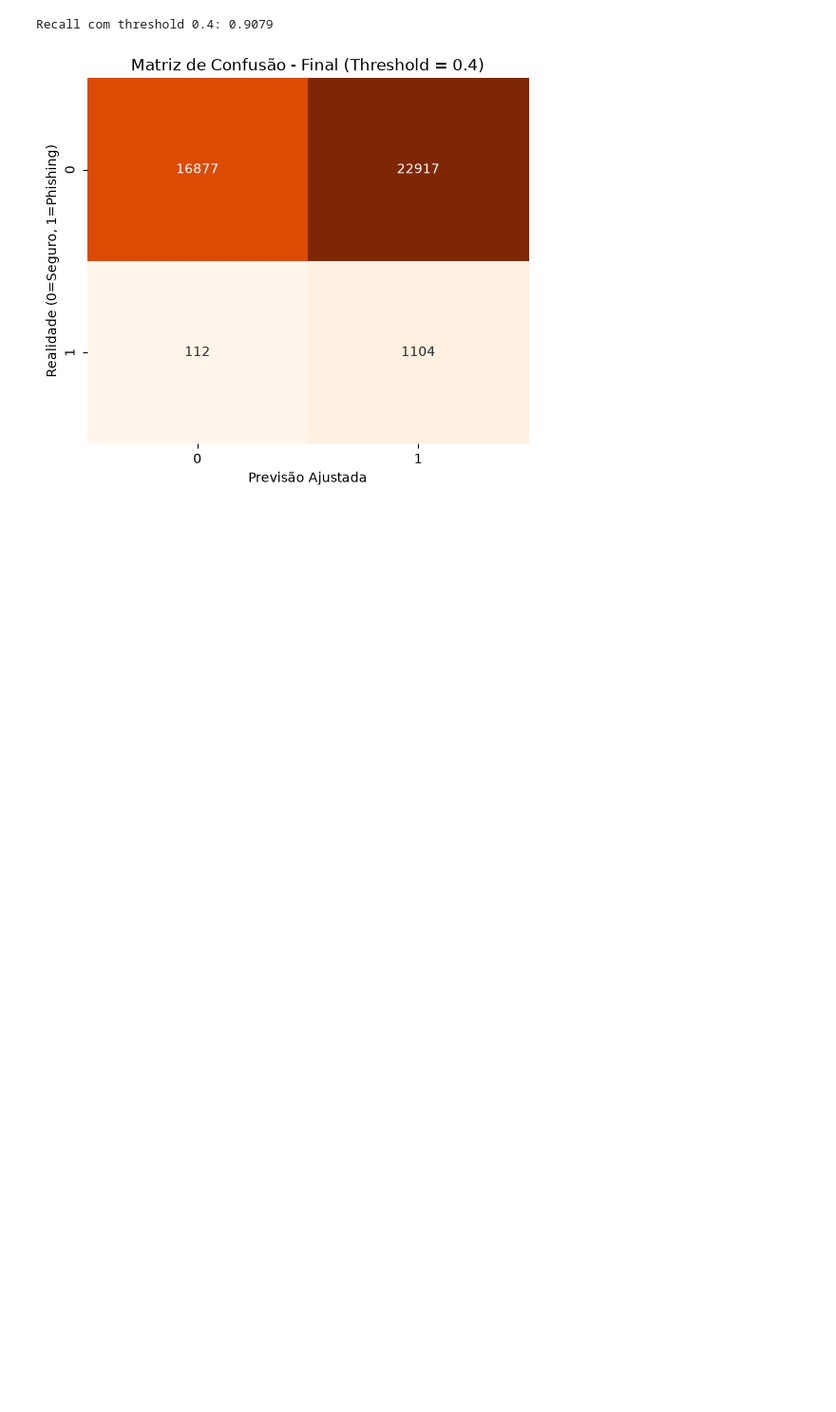
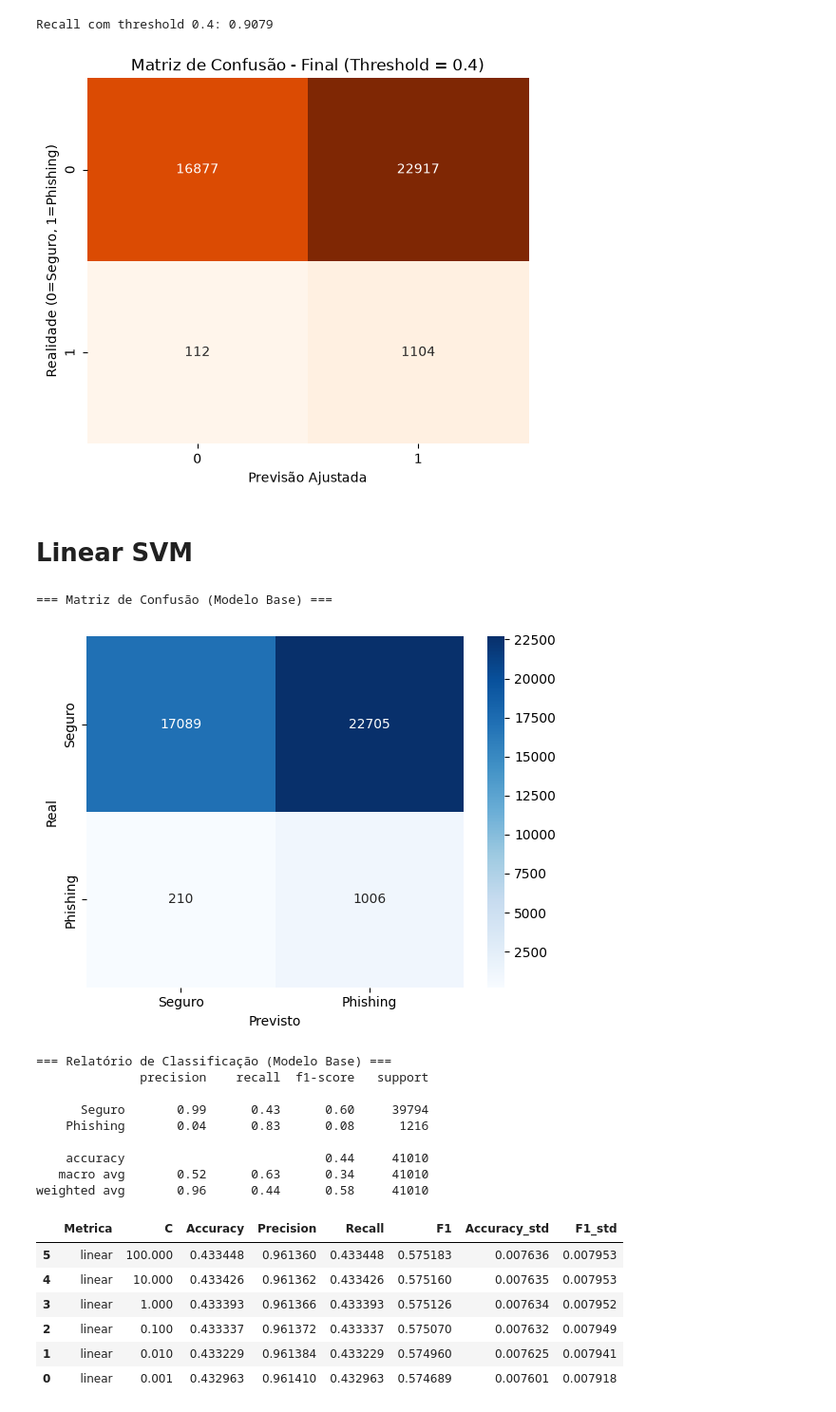
Before and after one commit to lfsdaros/Email_Phishing_Detector_POLI, a Jupyter notebook: Phishing_Detector.ipynb, the cells around one changed output. Shown at 95% size. Saved outputs shown, nothing was run; the diff lists cells and outputs as text; code cells hidden in the pictures; blank space fills up the shorter version.

Commit message:
Linear SVM

```diff
--- a/Phishing_Detector.ipynb
+++ b/Phishing_Detector.ipynb
@@ -392,3 +394,5 @@ plt.show()
 # %% [output]
 Recall com threshold 0.4: 0.9079
 [figure]
+# %% [markdown]
+# Linear SVM
@@ -394,0 +438,45 @@ Recall com threshold 0.4: 0.9079
+# %%
+df = pd.DataFrame(resultados).sort_values(
+    by='F1',
+    ascending=False
+)
+
+c = df.loc[0]['C']
+
+svm_base = LinearSVC(C=c,random_state=42)
+
+svm_base.fit(X_treino, y_treino)
+
+y_pred_base = svm_base.predict(X_teste)
+
+# Avaliação da baseline
+print("=== Matriz de Confusão (Modelo Base) ===")
+cm_base = confusion_matrix(y_teste, y_pred_base)
+sns.heatmap(cm_base, annot=True, fmt='d', cmap='Blues', xticklabels=['Seguro', 'Phishing'], yticklabels=['Seguro', 'Phishing'])
+plt.ylabel('Real')
+plt.xlabel('Previsto')
+plt.show()
+
+print("\n=== Relatório de Classificação (Modelo Base) ===")
+print(classification_report(y_teste, y_pred_base, target_names=['Seguro', 'Phishing']))
+
+df
+# %% [output]
+=== Matriz de Confusão (Modelo Base) ===
+[figure, added]
+=== Relatório de Classificação (Modelo Base) ===
+              precision    recall  f1-score   support
+
+      Seguro       0.99      0.43      0.60     39794
+    Phishing       0.04      0.83      0.08      1216
+
+    accuracy                           0.44     41010
+   macro avg       0.52      0.63      0.34     41010
+weighted avg       0.96      0.44      0.58     41010
+|  | Metrica | C | Accuracy | Precision | Recall | F1 | Accuracy_std | F1_std |
+| 5 | linear | 100.000 | 0.433448 | 0.961360 | 0.433448 | 0.575183 | 0.007636 | 0.007953 |
+| 4 | linear | 10.000 | 0.433426 | 0.961362 | 0.433426 | 0.575160 | 0.007635 | 0.007953 |
+| 3 | linear | 1.000 | 0.433393 | 0.961366 | 0.433393 | 0.575126 | 0.007634 | 0.007952 |
+| 2 | linear | 0.100 | 0.433337 | 0.961372 | 0.433337 | 0.575070 | 0.007632 | 0.007949 |
+| 1 | linear | 0.010 | 0.433229 | 0.961384 | 0.433229 | 0.574960 | 0.007625 | 0.007941 |
+| 0 | linear | 0.001 | 0.432963 | 0.961410 | 0.432963 | 0.574689 | 0.007601 | 0.007918 |
```
Also changed, not shown: parts of 5 cells of this notebook.
